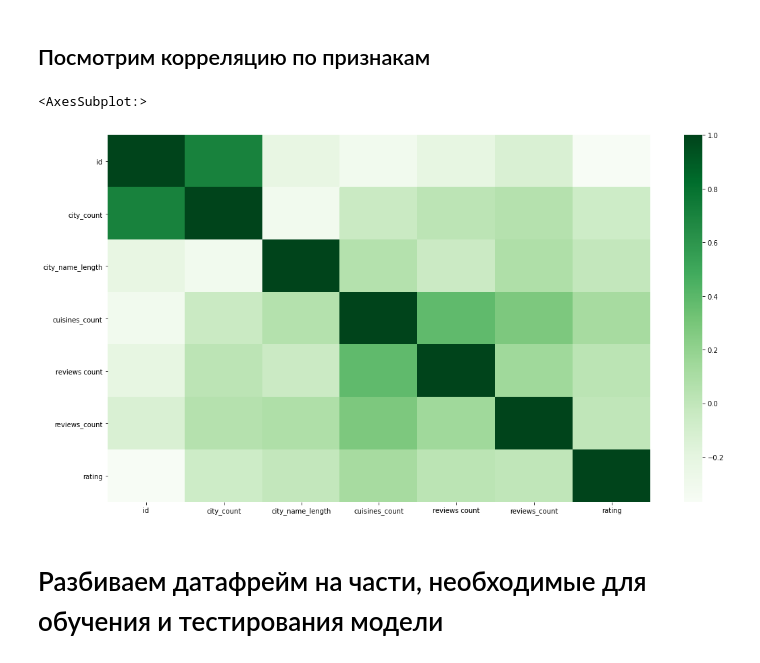
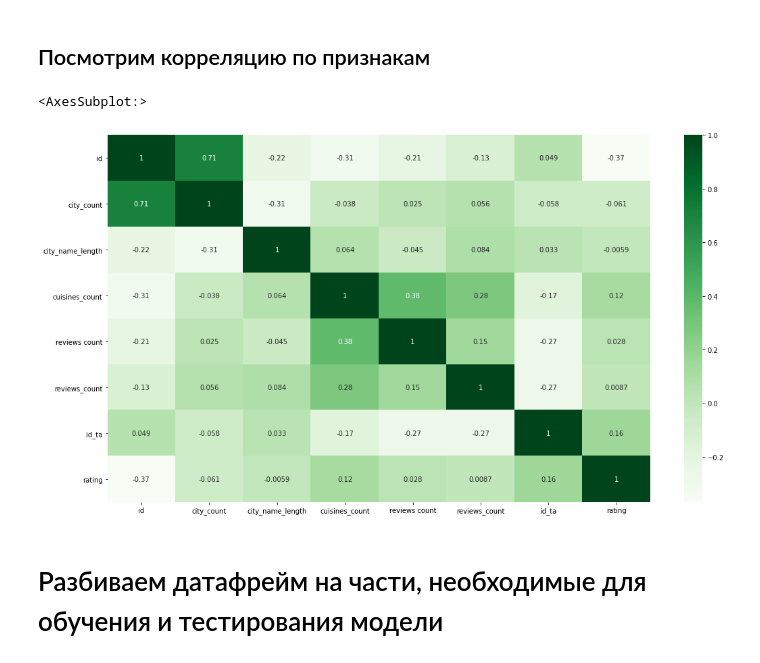
Before and after one commit to veryaskinan/skillfactory, a Jupyter notebook: module_3/your_first_model.ipynb, the cells around one changed output. Drawn from its saved outputs; the diff is of its cells as text; code cells hidden in the pictures.

Commit message:
visualization

```diff
--- a/module_3/your_first_model.ipynb
+++ b/module_3/your_first_model.ipynb
@@ -582,13 +582,18 @@ def id_ta_as_int(itai_df):
 # %% [markdown]
 ## Посмотрим корреляцию по признакам
 # %%
-df_corr = df[['id', 'city_count', 'city_name_length', 'cuisines_count', 'reviews count', 'reviews_count', 'rating']]
+df_corr = df[[
+    'id', 'city_count', 'city_name_length', 'cuisines_count', 'reviews count', 'reviews_count',
+    'id_ta', 'rating'
+    ]]
+
+corr = df_corr.corr();
 
 fig, ax = plt.subplots(figsize=(18, 10))
-sns.heatmap(df_corr.corr(), cmap = 'Greens')
+sns.heatmap(corr, cmap = 'Greens', annot = corr)
 # %% [output]
 <AxesSubplot:>
-[figure, old version]
+[figure, new version]
 # %%
 df = read_df()
 
```
